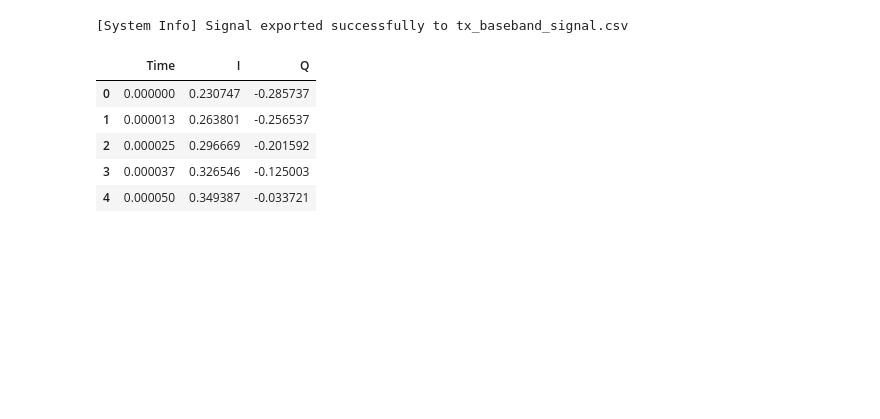
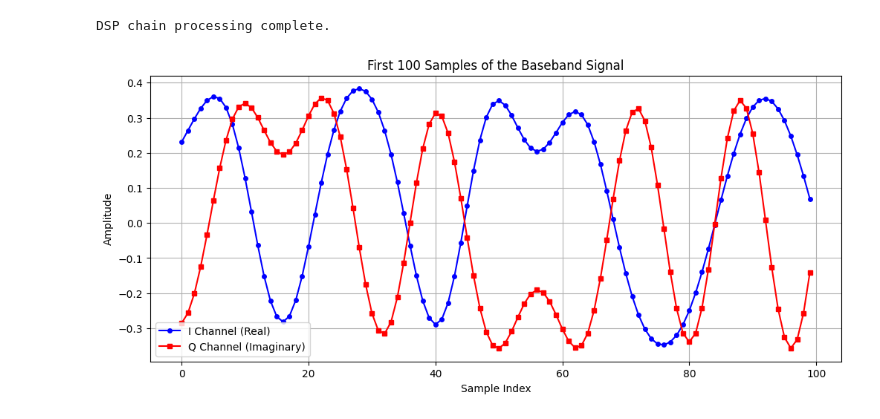
Before and after one commit to cj-rf4869/DSP, a Jupyter notebook: SDR_python_transmitter.ipynb, the cells around one changed output. Drawn from its saved outputs; the diff is of its cells as text; code cells hidden in the pictures; blank space fills up the shorter version.

```diff
--- a/SDR_python_transmitter.ipynb
+++ b/SDR_python_transmitter.ipynb
@@ -86,26 +86,33 @@ class SatelliteTX:
         df.to_csv(filename, index=False)
         print(f"[System Info] Signal exported successfully to {filename}")
 # %%
-# Finalizing Phase 1: Execution and File Export
+# 1. Initialize and execute the DSP chain
 tx = SatelliteTX(symbol_rate=10000, sps=8, alpha=0.35)
 test_str = "Hello LEO Satellite!"
 
-# DSP Chain execution
 bits = tx.text_to_bits(test_str)
 symbols = tx.bits_to_qpsk(bits)
 signal = tx.apply_rrc_filter(symbols)
 
-# Exporting the data for the 'Analog World' (Qucs Studio)
-tx.export_to_csv(signal, "tx_baseband_signal.csv")
-
-# Preview the first few rows of the data we just exported
-import pandas as pd
-display(pd.read_csv("tx_baseband_signal.csv").head())
+print("DSP chain processing complete.")
 # %% [output]
-[System Info] Signal exported successfully to tx_baseband_signal.csv
+DSP chain processing complete.
-|  | Time | I | Q |
-| 0 | 0.000000 | 0.230747 | -0.285737 |
-| 1 | 0.000013 | 0.263801 | -0.256537 |
-| 2 | 0.000025 | 0.296669 | -0.201592 |
-| 3 | 0.000037 | 0.326546 | -0.125003 |
-| 4 | 0.000050 | 0.349387 | -0.033721 |
+# %%
+import matplotlib.pyplot as plt
+
+# 2. Plotting: Visualize the first 100 samples
+n_samples = 100
+sample_range = range(n_samples)
+
+plt.figure(figsize=(12, 5))
+plt.plot(sample_range, signal.real[:n_samples], 'b-o', label='I Channel (Real)', markersize=4)
+plt.plot(sample_range, signal.imag[:n_samples], 'r-s', label='Q Channel (Imaginary)', markersize=4)
+
+plt.title(f'First {n_samples} Samples of the Baseband Signal')
+plt.xlabel('Sample Index')
+plt.ylabel('Amplitude')
+plt.legend()
+plt.grid(True)
+plt.show()
+# %% [output]
+[figure, added]
```
Also changed, not shown: parts of 1 cell of this notebook.
